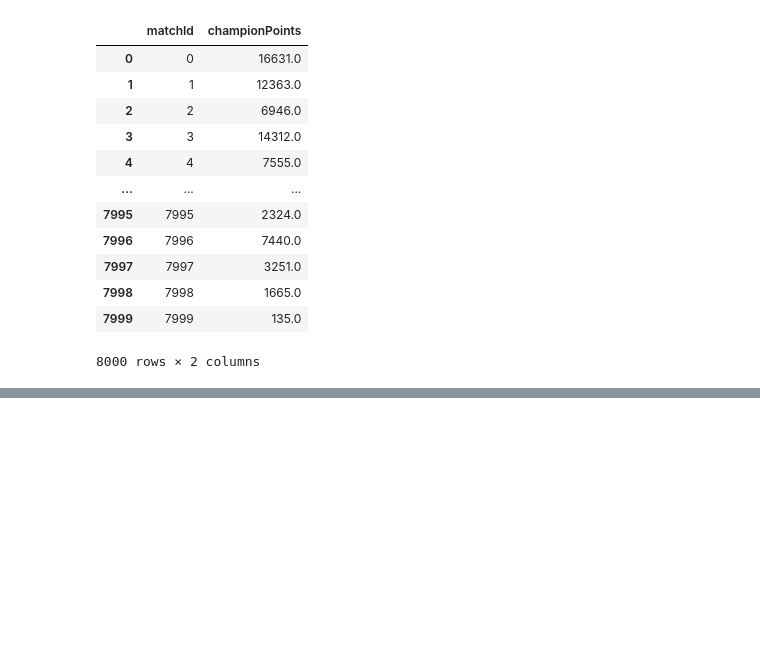
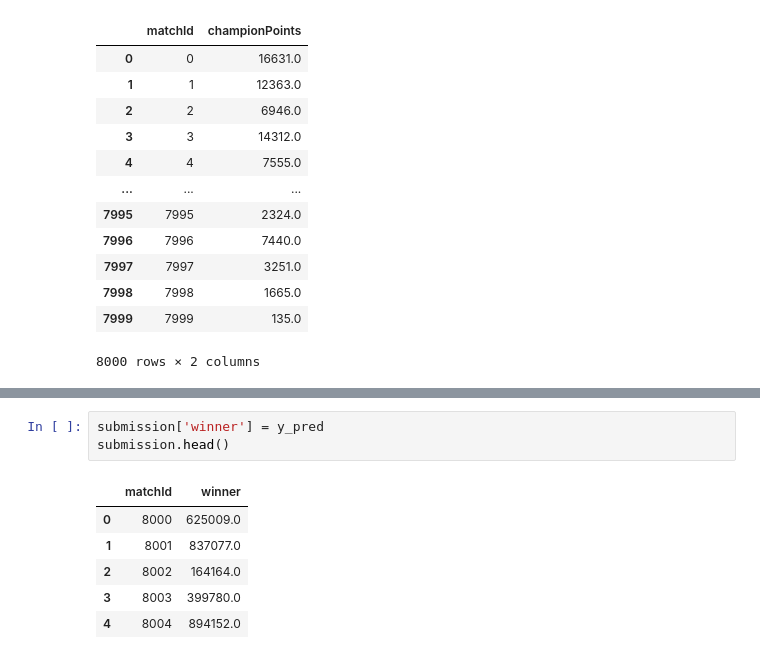
Before and after one commit to nss-data-science-cohort-6/kaggle_lol-elden-ring, a Jupyter notebook: notebooks/Alison_cg.ipynb, the cells around one changed output, grey strips where cells are left out. Cells and saved outputs as stored; diff of their text form; blank space fills up the shorter version.

```diff
--- a/notebooks/Alison_cg.ipynb
+++ b/notebooks/Alison_cg.ipynb
@@ -262,0 +253,10 @@ predictions = model.predict(new_data)
+# %%
+submission['winner'] = y_pred
+submission.head()
+# %% [output]
+|  | matchId | winner |
+| 0 | 8000 | 625009.0 |
+| 1 | 8001 | 837077.0 |
+| 2 | 8002 | 164164.0 |
+| 3 | 8003 | 399780.0 |
+| 4 | 8004 | 894152.0 |
```
Also changed, not shown: parts of 23 cells of this notebook.
